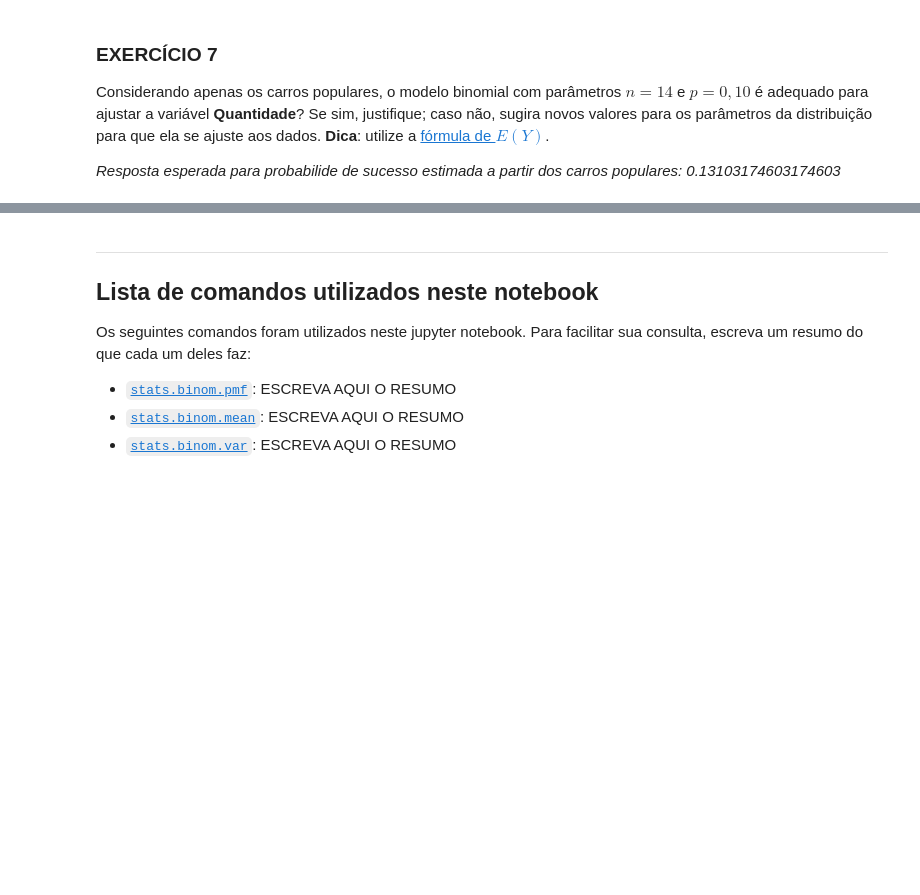
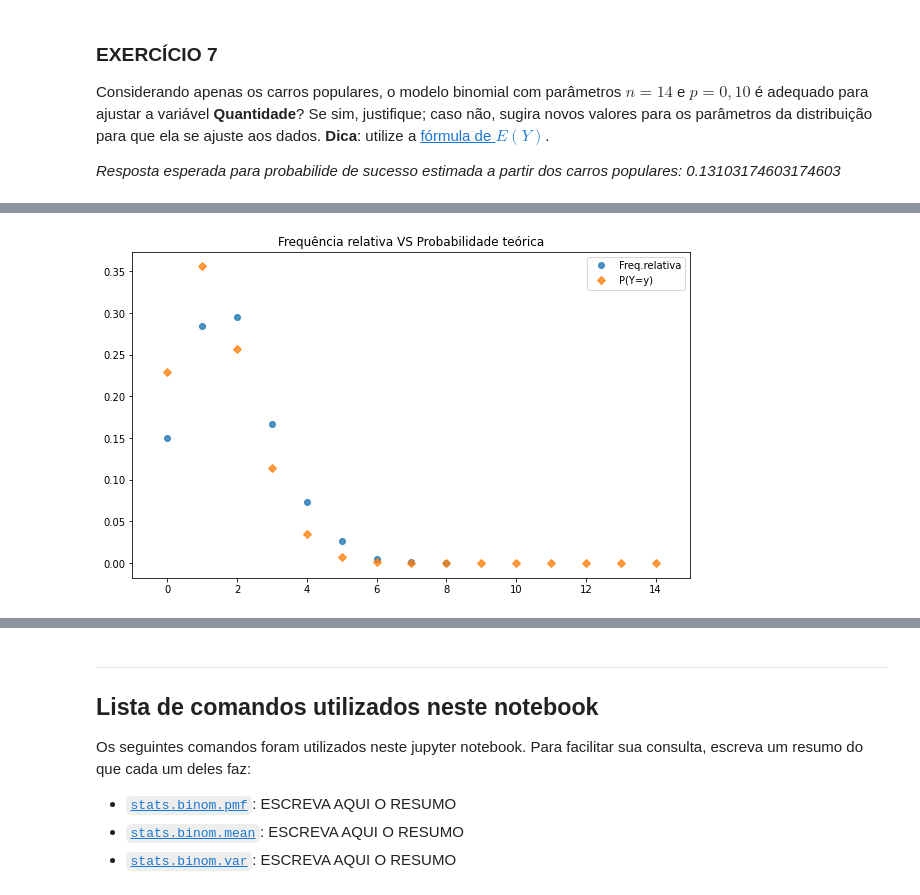
Before and after one commit to rodrigogapires/CD21-1, a Jupyter notebook: aula11/Aula11_Atividade_ModelosProbabilísticosDiscretos.ipynb, the cells around one changed output, grey strips where cells are left out. Saved outputs shown, nothing was run; the diff lists cells and outputs as text; code cells hidden in the pictures; blank space fills up the shorter version.

```diff
--- a/aula11/Aula11_Atividade_ModelosProbabilísticosDiscretos.ipynb
+++ b/aula11/Aula11_Atividade_ModelosProbabilísticosDiscretos.ipynb
@@ -119,0 +118,9 @@ Verifique as propriedades de um ensaio Binomial:
+# %%
+n = 14
+p = 0.1
+probabilidades_teoricas = []
+print("Distribuição de probabilidades da variável aleatória Y:")
+for i in range(n+1):
+    prob_i = stats.binom.pmf(i, n, p)
+    print(f'P(Y={i}) = {prob_i:.15f}')
+    probabilidades_teoricas.append(prob_i)
@@ -246,0 +361,11 @@ Considerando apenas os carros populares, o modelo binomial com parâmetros $n=14
+# %%
+# Isolando variável Quantidade para carros populares
+q_pop = carros[carros['Tipo']==1]['Quantidade']
+
+# Calculando tabela de frequências relativas
+fr = q_pop.value_counts(True).sort_index()
+print('Frequência relativa')
+print(fr)
+
+# Probabilidades teóricas usando p=0.1
+pr = probabilidades_teoricas
@@ -246,0 +384,10 @@ Considerando apenas os carros populares, o modelo binomial com parâmetros $n=14
+# %%
+plt.figure(figsize=(10,6))
+plt.plot(range(len(fr)), fr, 'o', alpha=0.8)
+plt.plot(range(len(pr)), pr, 'D', alpha=0.8)
+plt.legend(('Freq.relativa','P(Y=y)'), loc='upper right')
+plt.title('Frequência relativa VS Probabilidade teórica')
+plt.xlim(-1,15)
+plt.show()
+# %% [output]
+[figure, added]
```
Also changed, not shown: parts of 17 cells of this notebook, 1 other file.
